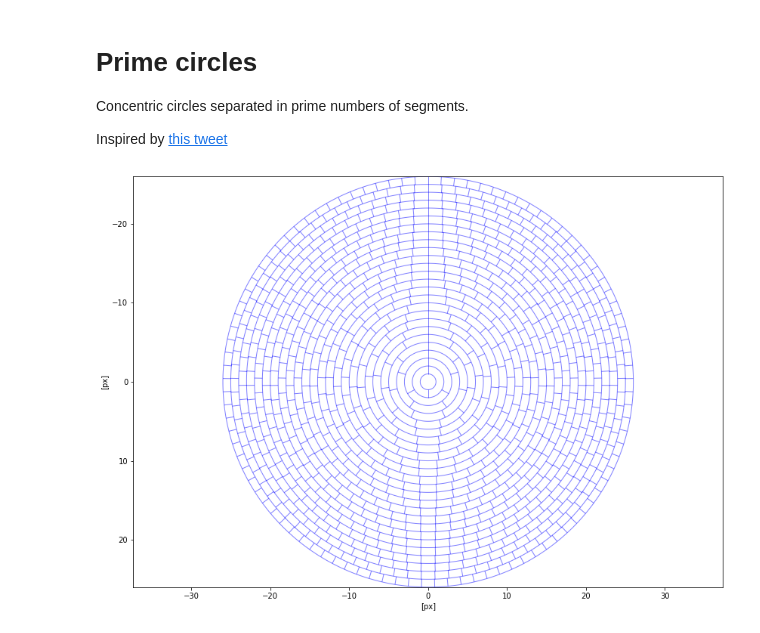
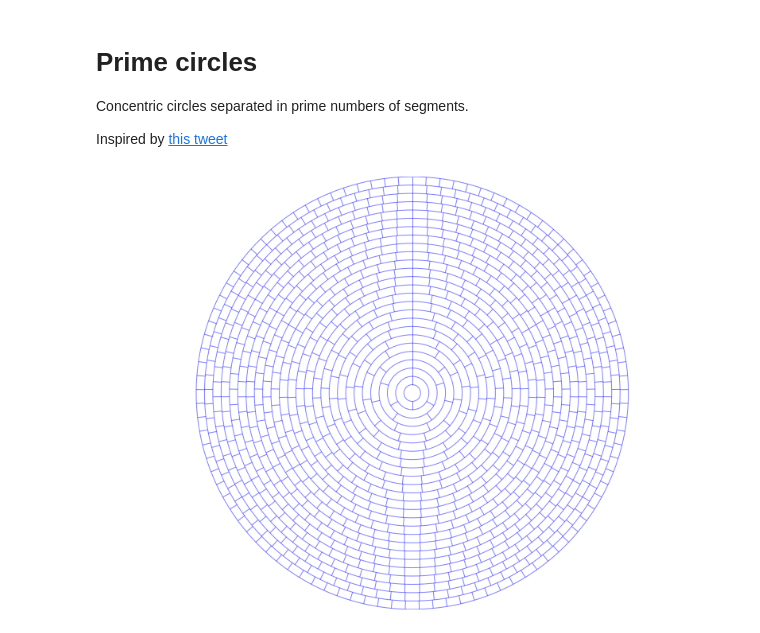
Before and after one commit to abey79/vsketch, a Jupyter notebook: examples/prime_circles.ipynb, the cells around one changed output. Cells and saved outputs as stored; diff of their text form; code cells hidden in the pictures.

```diff
--- a/examples/prime_circles.ipynb
+++ b/examples/prime_circles.ipynb
@@ -31,77 +31,35 @@ def get_primes(n):
     primes = []
     while numbers:
         p = numbers.pop()
         primes.append(p)
         numbers.difference_update(set(range(p * 2, n + 1, p)))
     return primes
 
 
 vsk = vsketch.Vsketch()
+vsk.scale("3mm")
 
 for i, prime in enumerate(get_primes(N)):
     vsk.circle(0, 0, 2 * (i + 1))
 
     if RANDOM_PHASE:
         phase = np.random.random() * 2 * math.pi
     else:
         phase = -math.pi / 2
 
     for angle in np.linspace(0, 2 * math.pi, prime, endpoint=False):
         vsk.line(
             (i + 1) * math.cos(angle + phase),
             (i + 1) * math.sin(angle + phase),
             (i + 2) * math.cos(angle + phase),
             (i + 2) * math.sin(angle + phase),
         )
 
 vsk.circle(0, 0, 2 * (i + 2))
 vsk.pipeline("linemerge linesort")
 
 
-vsk.plot()
+vsk.plot(axes=False)
+vsk.write("prime_circles.svg", "a4")
+# %% [output]
+[figure, added]
-# %%
-import math
-
-import numpy as np
-
-import vsketch
-
-N = 100
-RANDOM_PHASE = False
-
-
-def get_primes(n):
-    numbers = set(range(n, 1, -1))
-    primes = []
-    while numbers:
-        p = numbers.pop()
-        primes.append(p)
-        numbers.difference_update(set(range(p * 2, n + 1, p)))
-    return primes
-
-
-vsk = vsketch.Vsketch()
-
-for i, prime in enumerate(get_primes(N)):
-    vsk.circle(0, 0, 2 * (i + 1))
-
-    if RANDOM_PHASE:
-        phase = np.random.random() * 2 * math.pi
-    else:
-        phase = -math.pi / 2
-
-    for angle in np.linspace(0, 2 * math.pi, prime, endpoint=False):
-        vsk.line(
-            (i + 1) * math.cos(angle + phase),
-            (i + 1) * math.sin(angle + phase),
-            (i + 2) * math.cos(angle + phase),
-            (i + 2) * math.sin(angle + phase),
-        )
-
-vsk.circle(0, 0, 2 * (i + 2))
-vsk.pipeline("linemerge linesort")
-
-
-vsk.plot()
-# %% [output]
-[figure, removed]
```
Also changed, not shown: 7 other files.
